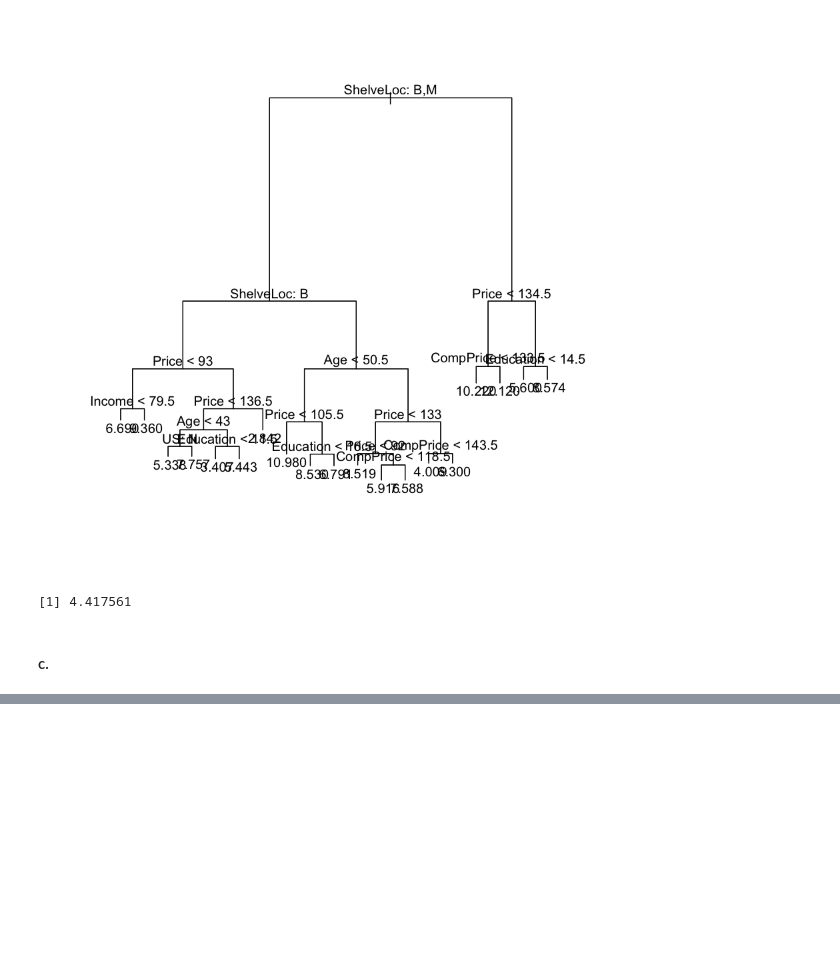
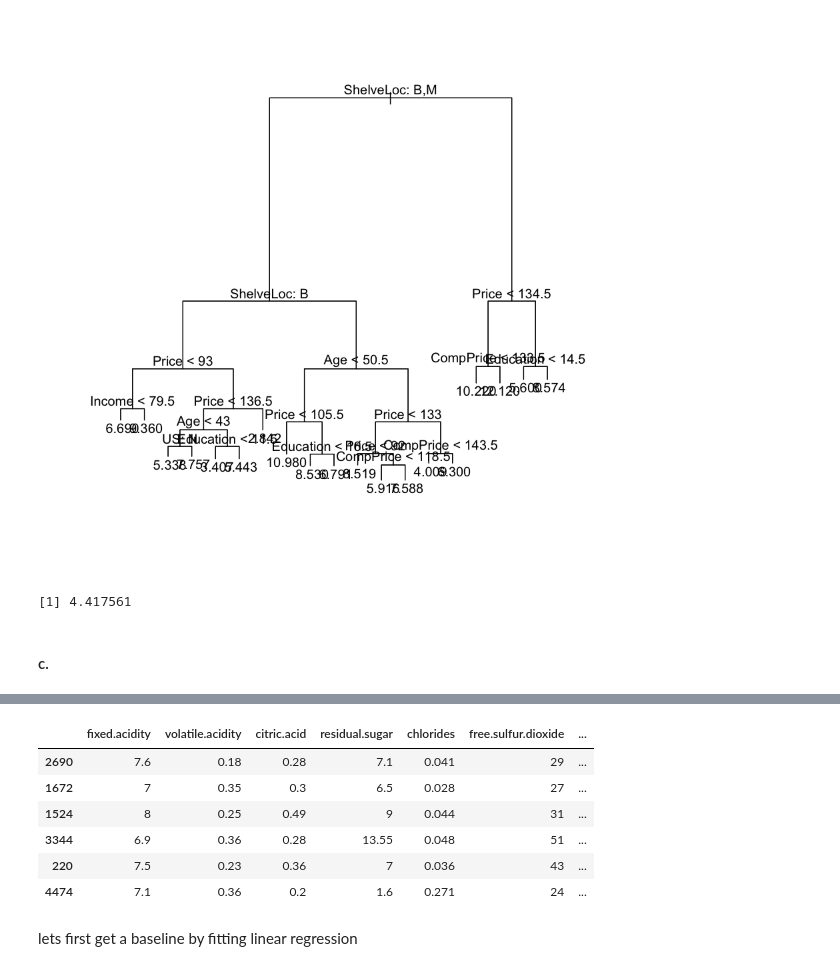
Before and after one commit to jbrambleDC/statistical-learning, a Jupyter notebook: Homework7.ipynb, the cells around one changed output, grey strips where cells are left out. Cells and saved outputs as stored; diff of their text form; code cells hidden in the pictures; blank space fills up the shorter version.

```diff
--- a/Homework7.ipynb
+++ b/Homework7.ipynb
@@ -78,0 +115,12 @@ mean((test$Sales - predictions)^2)
+# %%
+head(train)
+# %% [output]
+|  | fixed.acidity | volatile.acidity | citric.acid | residual.sugar | chlorides | free.sulfur.dioxide | ... |
+| 2690 | 7.6 | 0.18 | 0.28 | 7.1 | 0.041 | 29 | ... |
+| 1672 | 7 | 0.35 | 0.3 | 6.5 | 0.028 | 27 | ... |
+| 1524 | 8 | 0.25 | 0.49 | 9 | 0.044 | 31 | ... |
+| 3344 | 6.9 | 0.36 | 0.28 | 13.55 | 0.048 | 51 | ... |
+| 220 | 7.5 | 0.23 | 0.36 | 7 | 0.036 | 43 | ... |
+| 4474 | 7.1 | 0.36 | 0.2 | 1.6 | 0.271 | 24 | ... |
+# %% [markdown]
+lets first get a baseline by fitting linear regression
```
Also changed, not shown: parts of 27 cells of this notebook.
